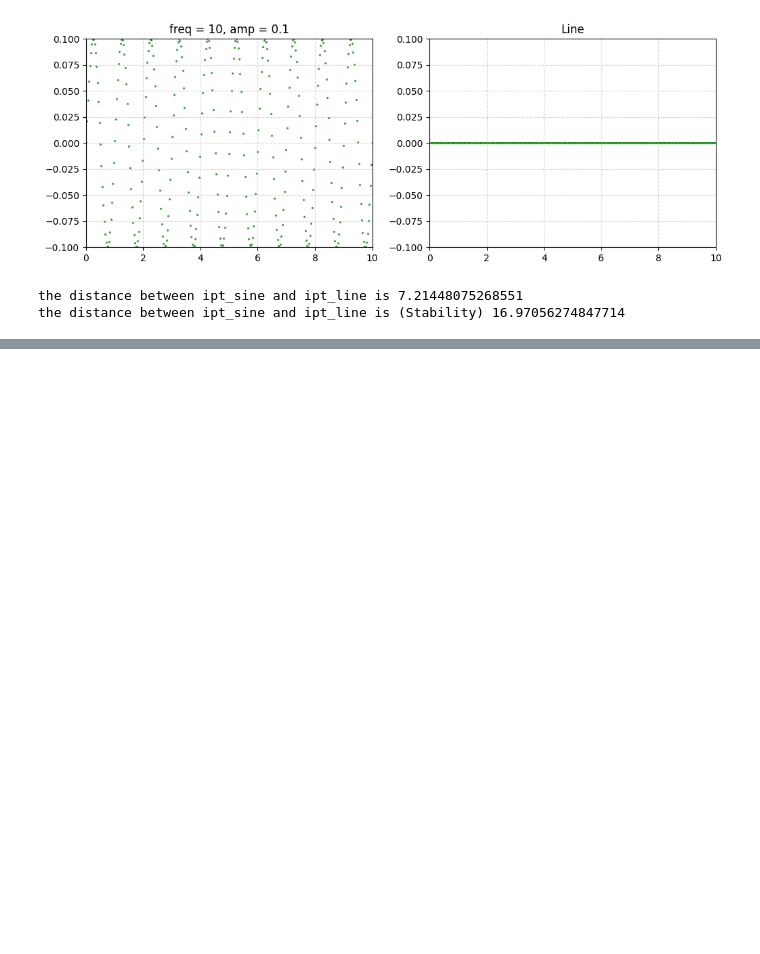
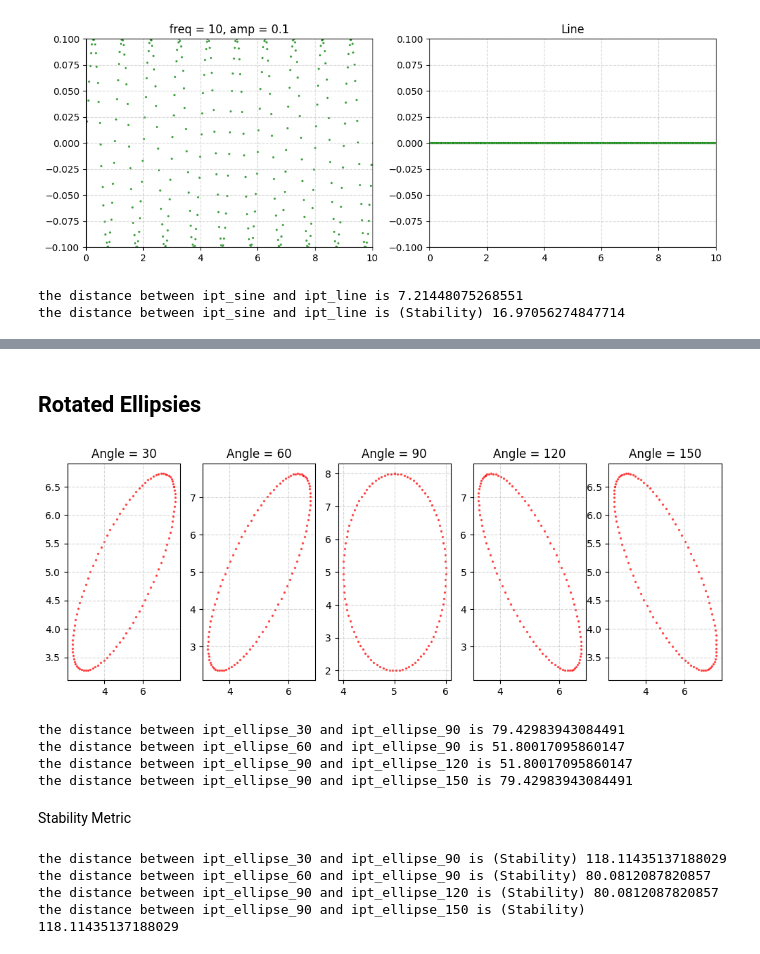
Before and after one commit to Ash-insert/IPT-Stability, a Jupyter notebook: Stability of IPT.ipynb, the cells around one changed output, grey strips where cells are left out. Saved outputs shown, nothing was run; the diff lists cells and outputs as text; code cells hidden in the pictures; blank space fills up the shorter version.

```diff
--- a/Stability of IPT.ipynb
+++ b/Stability of IPT.ipynb
@@ -301,0 +353,61 @@ the distance between ipt_sine and ipt_line is (Stability) 16.97056274847714
+# %% [markdown]
+## Rotated Ellipsies
+# %%
+fig, ax = plt.subplots(1,5, figsize=(12, 4))
+n = 100
+
+ellipse_30 = ellipse_to_pointcloud(center=(5, 5), axes=(3, 1), angle=30, num_points=n, jitter=0.0)
+ax[0].scatter(ellipse_30[:, 0], ellipse_30[:, 1], s=2, alpha=0.6, c='red')
+ax[0].grid(True, linestyle='--', alpha=0.5)
+ax[0].set_title('Angle = 30')
+
+ellipse_60 = ellipse_to_pointcloud(center=(5, 5), axes=(3, 1), angle=60, num_points=n, jitter=0.0)
+ax[1].scatter(ellipse_60[:, 0], ellipse_60[:, 1], s=2, alpha=0.6, c='red')
+ax[1].grid(True, linestyle='--', alpha=0.5)
+ax[1].set_title('Angle = 60')
+
+ellipse_90 = ellipse_to_pointcloud(center=(5, 5), axes=(3, 1), angle=90, num_points=n, jitter=0.0)
+ax[2].scatter(ellipse_90[:, 0], ellipse_90[:, 1], s=2, alpha=0.6, c='red')
+ax[2].grid(True, linestyle='--', alpha=0.5)
+ax[2].set_title('Angle = 90')
+
+ellipse_120 = ellipse_to_pointcloud(center=(5, 5), axes=(3, 1), angle=120, num_points=n, jitter=0.0)
+ax[3].scatter(ellipse_120[:, 0], ellipse_120[:, 1], s=2, alpha=0.6, c='red')
+ax[3].grid(True, linestyle='--', alpha=0.5)
+ax[3].set_title('Angle = 120')
+
+ellipse_150 = ellipse_to_pointcloud(center=(5, 5), axes=(3, 1), angle=150, num_points=n, jitter=0.0)
+ax[4].scatter(ellipse_150[:, 0], ellipse_150[:, 1], s=2, alpha=0.6, c='red')
+ax[4].grid(True, linestyle='--', alpha=0.5)
+ax[4].set_title('Angle = 150')
+
+plt.show()
+# %% [output]
+[figure, added]
+# %%
+ipt_ellipse_30 = compute_ipt(ellipse_30)
+ipt_ellipse_60 = compute_ipt(ellipse_60)
+ipt_ellipse_90 = compute_ipt(ellipse_90)
+ipt_ellipse_120 = compute_ipt(ellipse_120)
+ipt_ellipse_150 = compute_ipt(ellipse_150)
+print(f"the distance between ipt_ellipse_30 and ipt_ellipse_90 is {IPT_metric(ipt_ellipse_30, ipt_ellipse_90, n)}")
+print(f"the distance between ipt_ellipse_60 and ipt_ellipse_90 is {IPT_metric(ipt_ellipse_60, ipt_ellipse_90, n)}")
+print(f"the distance between ipt_ellipse_90 and ipt_ellipse_120 is {IPT_metric(ipt_ellipse_90, ipt_ellipse_120, n)}")
+print(f"the distance between ipt_ellipse_90 and ipt_ellipse_150 is {IPT_metric(ipt_ellipse_90, ipt_ellipse_150, n)}")
+# %% [output]
+the distance between ipt_ellipse_30 and ipt_ellipse_90 is 79.42983943084491
+the distance between ipt_ellipse_60 and ipt_ellipse_90 is 51.80017095860147
+the distance between ipt_ellipse_90 and ipt_ellipse_120 is 51.80017095860147
+the distance between ipt_ellipse_90 and ipt_ellipse_150 is 79.42983943084491
+# %% [markdown]
+Stability Metric
+# %%
+print(f"the distance between ipt_ellipse_30 and ipt_ellipse_90 is (Stability) {Stability_metric(ipt_ellipse_30, ipt_ellipse_90, n)}")
+print(f"the distance between ipt_ellipse_60 and ipt_ellipse_90 is (Stability) {Stability_metric(ipt_ellipse_60, ipt_ellipse_90, n)}")
+print(f"the distance between ipt_ellipse_90 and ipt_ellipse_120 is (Stability) {Stability_metric(ipt_ellipse_90, ipt_ellipse_120, n)}")
+print(f"the distance between ipt_ellipse_90 and ipt_ellipse_150 is (Stability) {Stability_metric(ipt_ellipse_90, ipt_ellipse_150, n)}")
+# %% [output]
+the distance between ipt_ellipse_30 and ipt_ellipse_90 is (Stability) 118.11435137188029
+the distance between ipt_ellipse_60 and ipt_ellipse_90 is (Stability) 80.0812087820857
+the distance between ipt_ellipse_90 and ipt_ellipse_120 is (Stability) 80.0812087820857
+the distance between ipt_ellipse_90 and ipt_ellipse_150 is (Stability) 118.11435137188029
```
Also changed, not shown: parts of 6 cells of this notebook.
